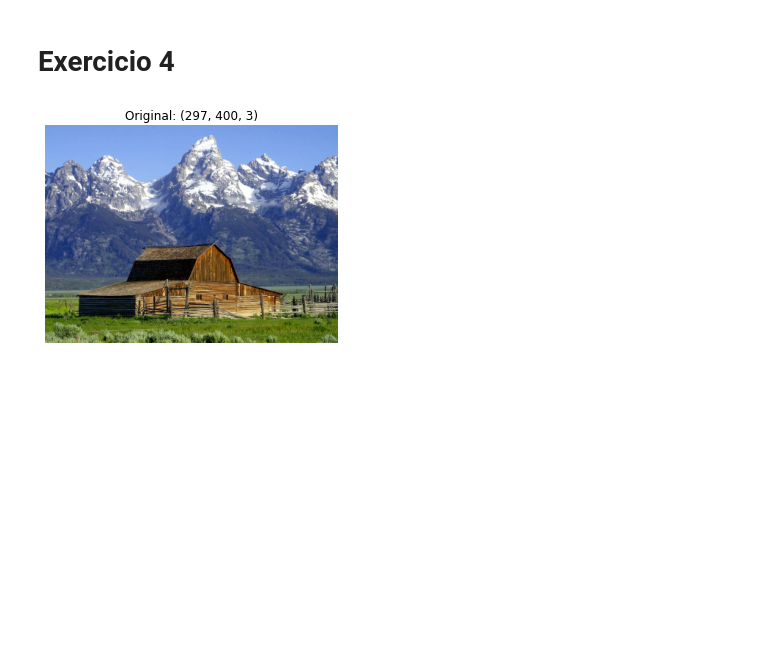
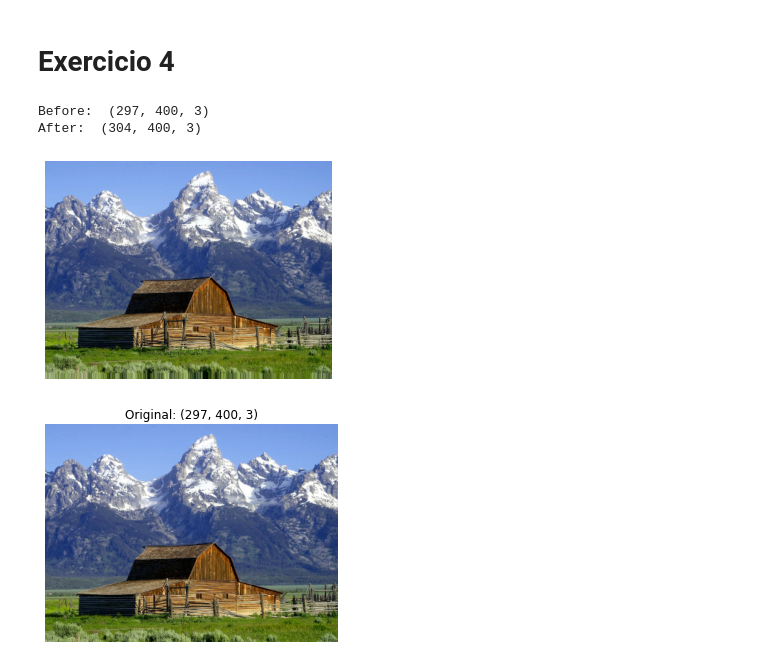
Before and after one commit to sbalves/MULT, a Jupyter notebook: TP1.ipynb, the cells around one changed output. Drawn from its saved outputs; the diff is of its cells as text; code cells hidden in the pictures; blank space fills up the shorter version.

```diff
--- a/TP1.ipynb
+++ b/TP1.ipynb
@@ -191,25 +167,45 @@ plot_image(get_image_from_rgb(img_rgb), title='Imagem RGB juntando os 3 canais')
 # %%
 def add_padding(image):
     rows, columns, _ = image.shape
-
-
     red = image[:, :, 0]
     green = image[:, :, 1]
     blue = image[:, :, 2]
 
-    while rows % 16 != 0:
-        red = np.vstack([red, red[-1, :]])
-        green = np.vstack([green, green[-1, :]])
-        blue = np.vstack([blue, blue[-1, :]])
-        rows, columns = red.shape
+    # add rows
+    if rows % 16 != 0:
+        rows_to_add = 16 - rows % 16
 
-    while columns % 16 != 0:
-        red = np.hstack([red, red[:, -1].reshape(-1, 1)])
-        green = np.hstack([green, green[:, -1].reshape(-1, 1)])
-        blue = np.hstack([blue, blue[:, -1].reshape(-1, 1)])
-        rows, columns = red.shape
+        aux_red = np.tile(red[-1, :], (rows_to_add, 1))
+        aux_green = np.tile(green[-1, :], (rows_to_add, 1))
+        aux_blue = np.tile(blue[-1, :], (rows_to_add, 1))
+
+        red = np.vstack([red, aux_red])
+        green = np.vstack([green, aux_green])
+        blue = np.vstack([blue, aux_blue])
+
+    # add columns
+    if columns % 16 != 0:
+        columns_to_add = 16 - columns % 16
+
+        aux_red = np.tile(red[:, -1], (columns_to_add, 1))
+        aux_green = np.tile(green[:, -1], (columns_to_add, 1))
+        aux_blue = np.tile(blue[:, -1], (columns_to_add, 1))
+
+        red = np.hstack([red, aux_red.T])
+        green = np.hstack([green, aux_green.T])
+        blue = np.hstack([blue, aux_blue.T])
 
     return get_image_from_rgb((red, green, blue))
+# %%
+image = read_image('./imagens/barn_mountains.bmp')
+print("Before: ", image.shape)
+image = add_padding(image)
+print("After: ", image.shape)
+plot_image(image)
+# %% [output]
+Before:  (297, 400, 3)
+After:  (304, 400, 3)
+[figure, added]
 # %%
 def revert_padding(image, original_rows, original_columns):
     rows, columns, _ = image.shape
```
Also changed, not shown: parts of 15 cells of this notebook.
